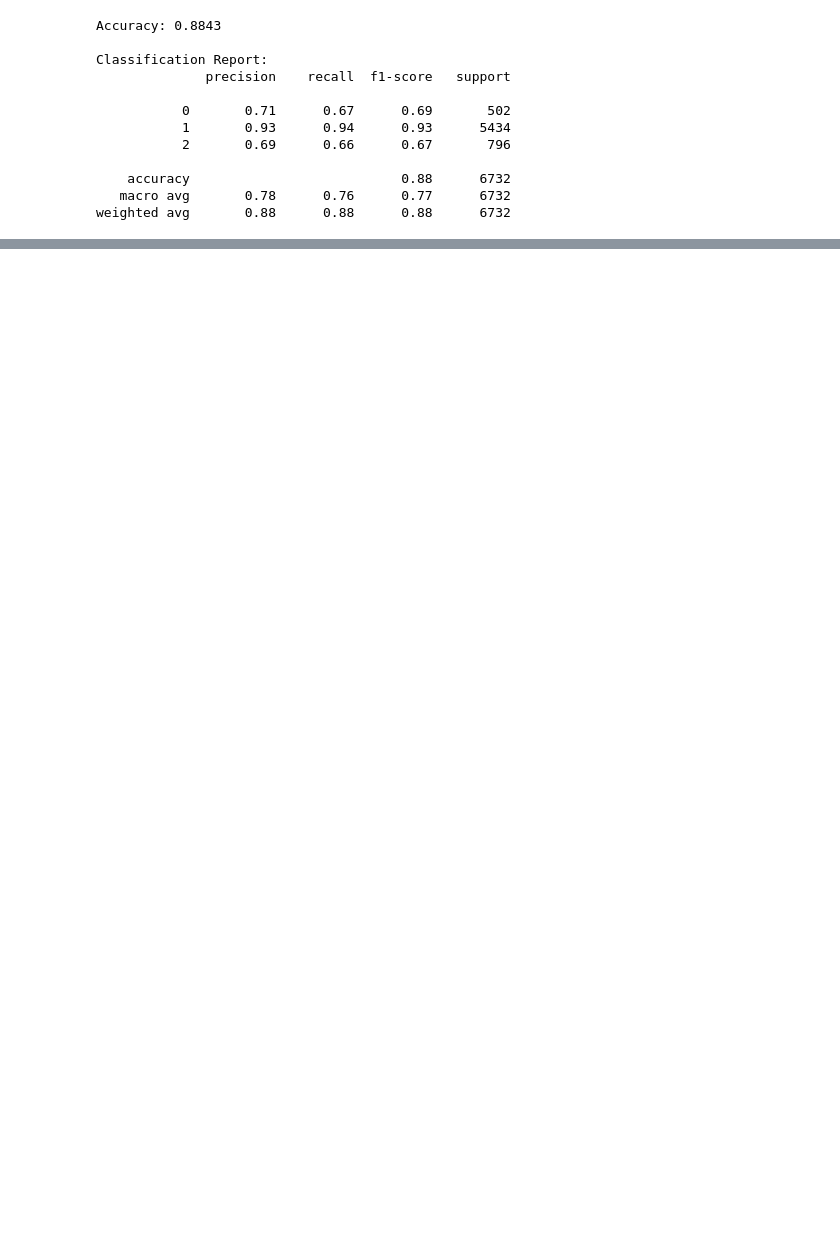
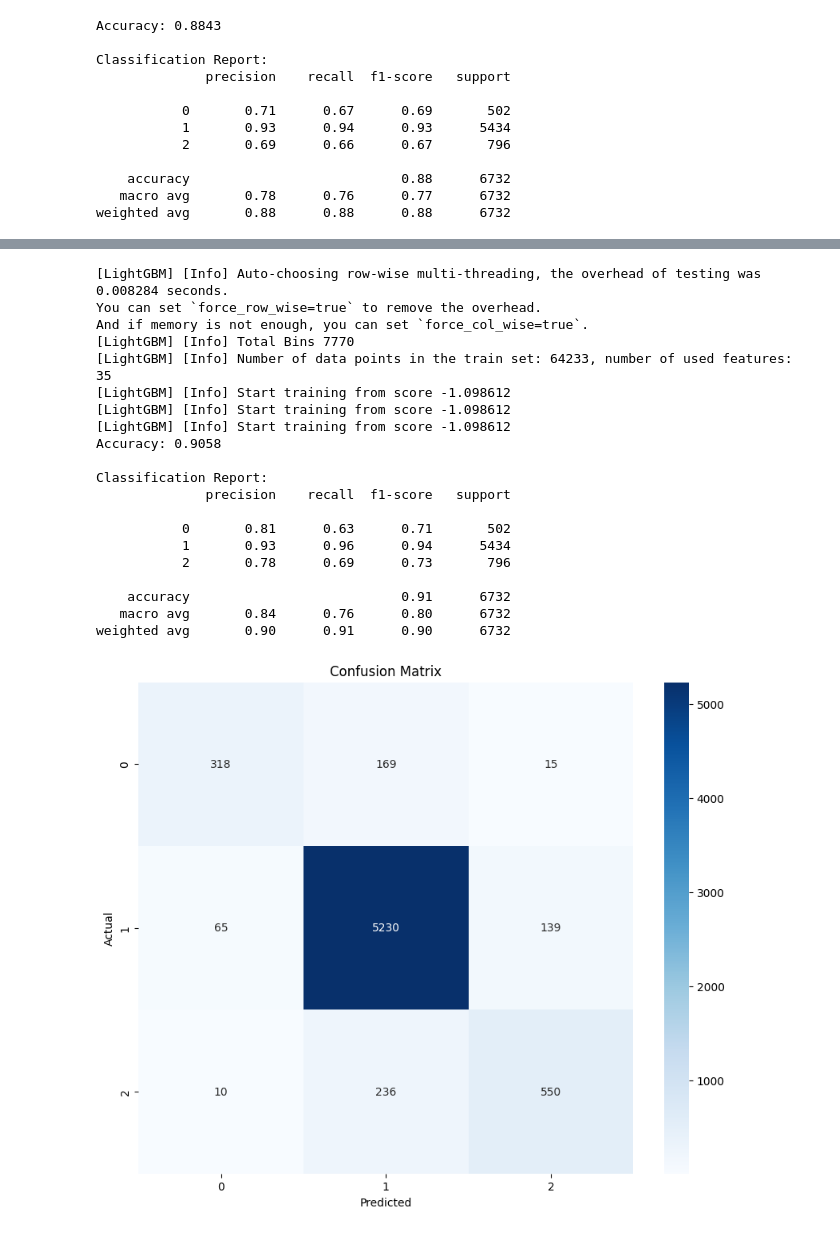
Before and after one commit to Freston1605/balanciumrx, a Jupyter notebook: Handling Class Imbalance and Feature Engineering.ipynb, the cells around one changed output, grey strips where cells are left out. Saved outputs shown, nothing was run; the diff lists cells and outputs as text; code cells hidden in the pictures; blank space fills up the shorter version.

```diff
--- a/Handling Class Imbalance and Feature Engineering.ipynb
+++ b/Handling Class Imbalance and Feature Engineering.ipynb
@@ -229,0 +270,71 @@ weighted avg       0.90      0.90      0.90      6732
+# %%
+import lightgbm as lgb
+import matplotlib.pyplot as plt
+import seaborn as sns
+from sklearn.metrics import confusion_matrix, classification_report, accuracy_score
+
+# Create a LightGBM Classifier
+lgb_classifier = lgb.LGBMClassifier(learning_rate=0.3, n_estimators=1000, random_state=42)
+
+# Fit the model
+lgb_classifier.fit(X_resampled, y_resampled)
+
+# Make predictions on the test set
+y_pred = lgb_classifier.predict(X_test_scaled)
+
+# Calculate accuracy
+accuracy = accuracy_score(y_test, y_pred)
+print(f"Accuracy: {accuracy:.4f}")
+
+# Print classification report
+print("\nClassification Report:")
+print(classification_report(y_test, y_pred))
+
+# Confusion Matrix
+cm = confusion_matrix(y_test, y_pred)
+plt.figure(figsize=(10, 8))
+sns.heatmap(cm, annot=True, fmt='d', cmap='Blues')
+plt.title('Confusion Matrix')
+plt.ylabel('Actual')
+plt.xlabel('Predicted')
+plt.show()
+
+# Feature Importance
+feature_importance = lgb_classifier.feature_importances_
+feature_names = X_train.columns
+
+# Sort features by importance
+sorted_idx = feature_importance.argsort()
+sorted_features = feature_names[sorted_idx]
+sorted_importance = feature_importance[sorted_idx]
+
+# Plot feature importance
+plt.figure(figsize=(10, 8))
+plt.barh(range(len(sorted_importance)), sorted_importance)
+plt.yticks(range(len(sorted_importance)), sorted_features)
+plt.title('Feature Importance in LightGBM Model')
+plt.xlabel('Importance')
+plt.tight_layout()
+plt.show()
+# %% [output]
+[LightGBM] [Info] Auto-choosing row-wise multi-threading, the overhead of testing was 0.008284 seconds.
+You can set `force_row_wise=true` to remove the overhead.
+And if memory is not enough, you can set `force_col_wise=true`.
+[LightGBM] [Info] Total Bins 7770
+[LightGBM] [Info] Number of data points in the train set: 64233, number of used features: 35
+[LightGBM] [Info] Start training from score -1.098612
+[LightGBM] [Info] Start training from score -1.098612
+[LightGBM] [Info] Start training from score -1.098612
+Accuracy: 0.9058
+
+Classification Report:
+              precision    recall  f1-score   support
+
+           0       0.81      0.63      0.71       502
+           1       0.93      0.96      0.94      5434
+           2       0.78      0.69      0.73       796
+
+    accuracy                           0.91      6732
+   macro avg       0.84      0.76      0.80      6732
+weighted avg       0.90      0.91      0.90      6732
+[figure, added]
```
Also changed, not shown: parts of 6 cells of this notebook.
